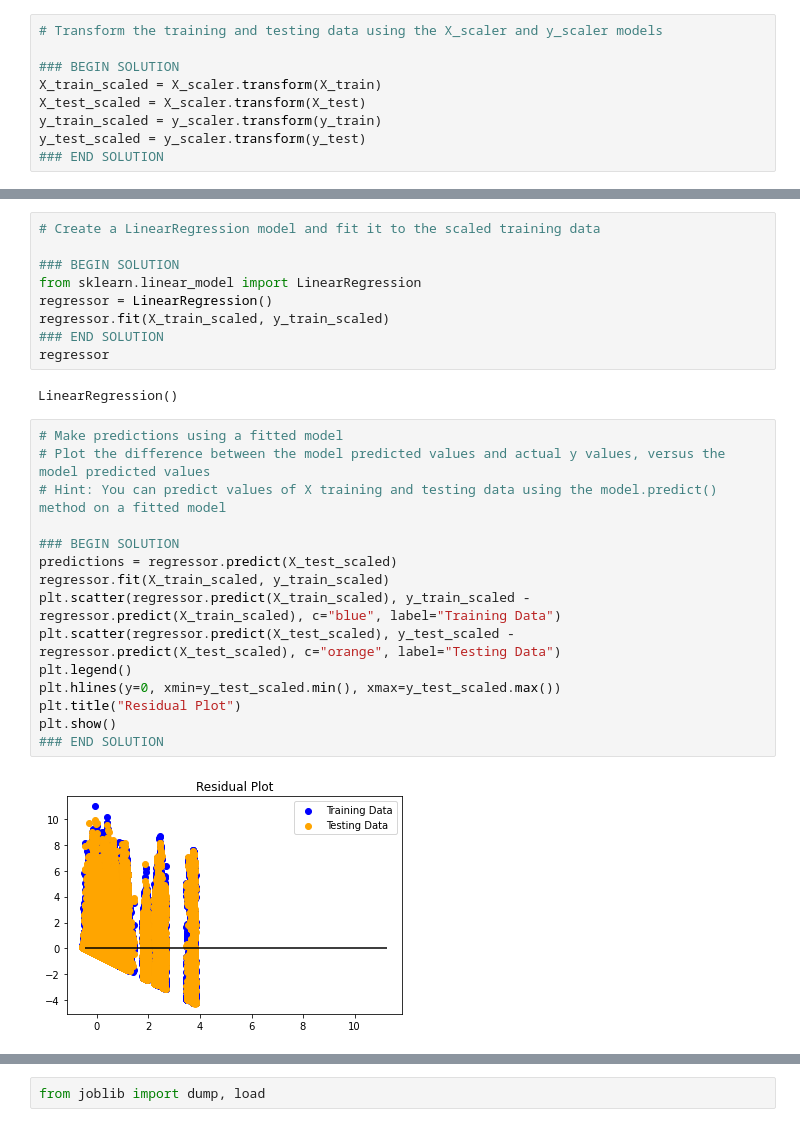
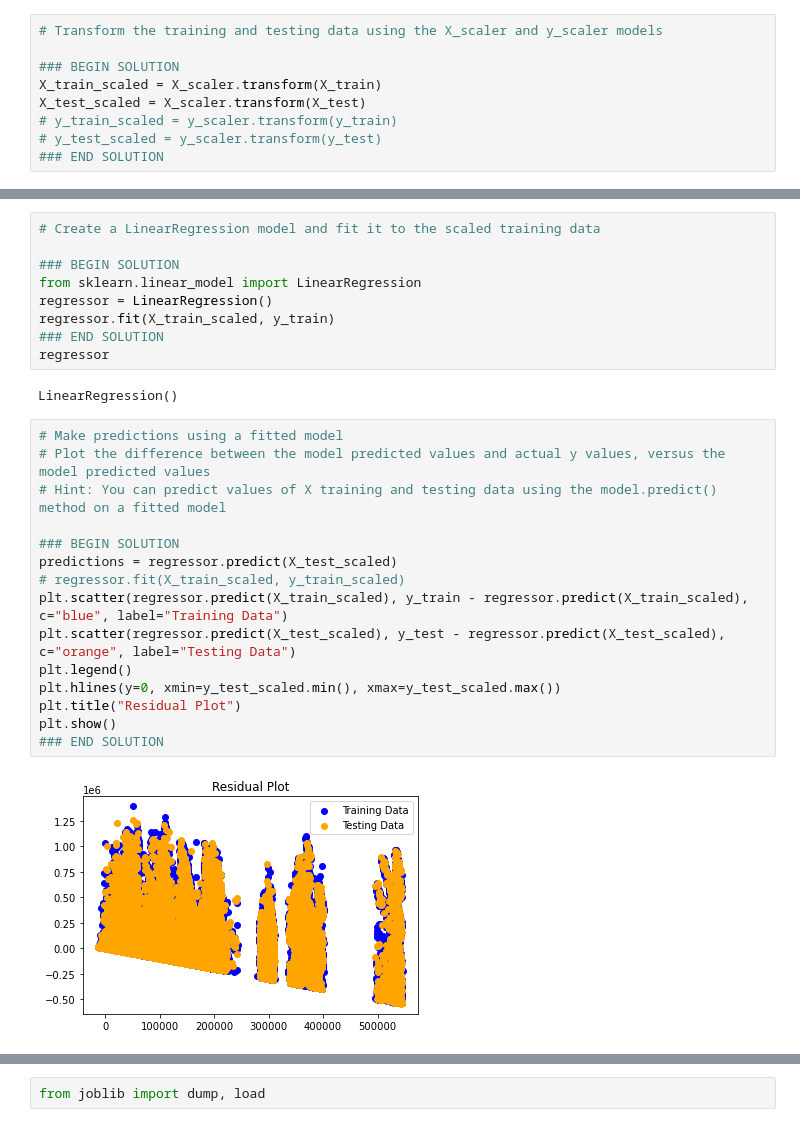
Before and after one commit to schwamb/311-service-project, a Jupyter notebook: 311_service_request.ipynb, the cells around one changed output, grey strips where cells are left out. Cells and saved outputs as stored; diff of their text form.

Commit message:
Created pathways to input selected data into model

```diff
--- a/311_service_request.ipynb
+++ b/311_service_request.ipynb
@@ -329,8 +346,8 @@ y_scaler = StandardScaler().fit(y_train)
 ### BEGIN SOLUTION
 X_train_scaled = X_scaler.transform(X_train)
 X_test_scaled = X_scaler.transform(X_test)
-y_train_scaled = y_scaler.transform(y_train)
-y_test_scaled = y_scaler.transform(y_test)
+# y_train_scaled = y_scaler.transform(y_train)
+# y_test_scaled = y_scaler.transform(y_test)
 ### END SOLUTION
 # %%
 X_train_scaled
@@ -364,7 +373,7 @@ array([[-0.29609246],
 ### BEGIN SOLUTION
 from sklearn.linear_model import LinearRegression
 regressor = LinearRegression()
-regressor.fit(X_train_scaled, y_train_scaled)
+regressor.fit(X_train_scaled, y_train)
 ### END SOLUTION
 regressor
 # %% [output]
@@ -372,20 +381,20 @@ LinearRegression()
 # %%
 # Make predictions using a fitted model
 # Plot the difference between the model predicted values and actual y values, versus the model predicted values
 # Hint: You can predict values of X training and testing data using the model.predict() method on a fitted model
 
 ### BEGIN SOLUTION
 predictions = regressor.predict(X_test_scaled)
-regressor.fit(X_train_scaled, y_train_scaled)
-plt.scatter(regressor.predict(X_train_scaled), y_train_scaled - regressor.predict(X_train_scaled), c="blue", label="Training Data")
-plt.scatter(regressor.predict(X_test_scaled), y_test_scaled - regressor.predict(X_test_scaled), c="orange", label="Testing Data")
+# regressor.fit(X_train_scaled, y_train_scaled)
+plt.scatter(regressor.predict(X_train_scaled), y_train - regressor.predict(X_train_scaled), c="blue", label="Training Data")
+plt.scatter(regressor.predict(X_test_scaled), y_test - regressor.predict(X_test_scaled), c="orange", label="Testing Data")
 plt.legend()
 plt.hlines(y=0, xmin=y_test_scaled.min(), xmax=y_test_scaled.max())
 plt.title("Residual Plot")
 plt.show()
 ### END SOLUTION
 # %% [output]
-[figure, old version]
+[figure, new version]
 # %%
 # Used X_test_scaled, y_test_scaled, and model.predict(X_test_scaled) to calculate MSE and R2
 
```
Also changed, not shown: parts of 13 cells of this notebook, 8 other files.
